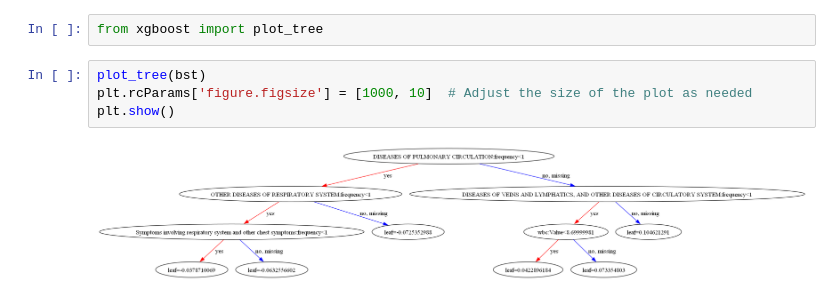
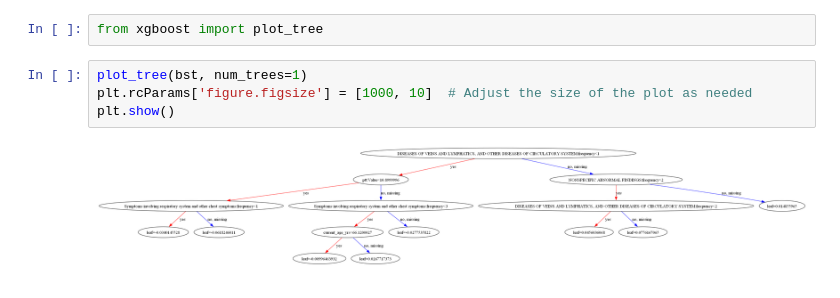
Before and after one commit to SCheekati/X-rAI, a Jupyter notebook: tabular-explore/tabular.ipynb, the cells around one changed output. Cells and saved outputs as stored; diff of their text form.

```diff
--- a/tabular-explore/tabular.ipynb
+++ b/tabular-explore/tabular.ipynb
@@ -314,8 +314,8 @@ Tight layout not applied. The left and right margins cannot be made large enough
 # %%
 from xgboost import plot_tree
 # %%
-plot_tree(bst)
+plot_tree(bst, num_trees=1)
 plt.rcParams['figure.figsize'] = [1000, 10]  # Adjust the size of the plot as needed
 plt.show()
 # %% [output]
-[figure, old version]
+[figure, new version]
```
